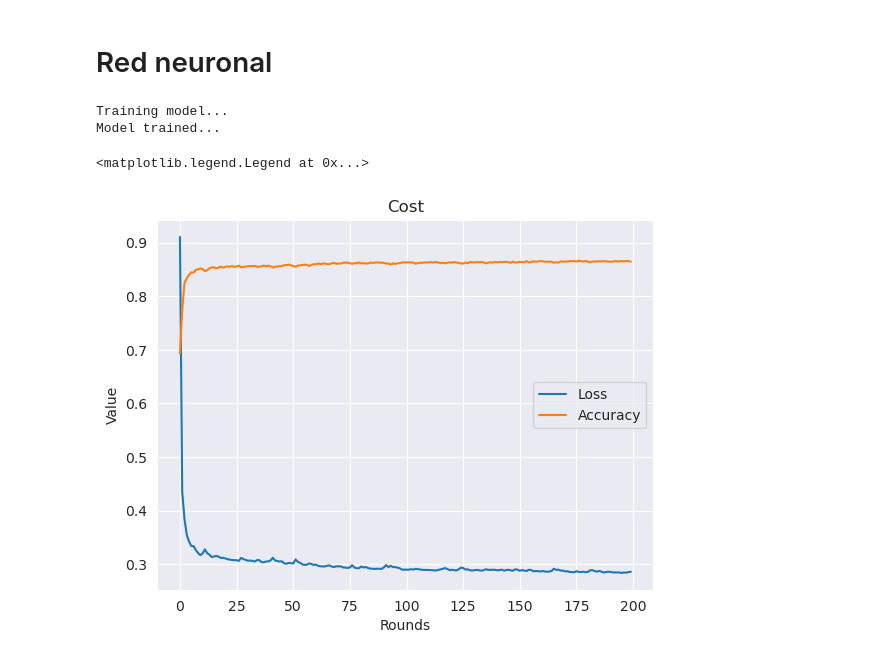
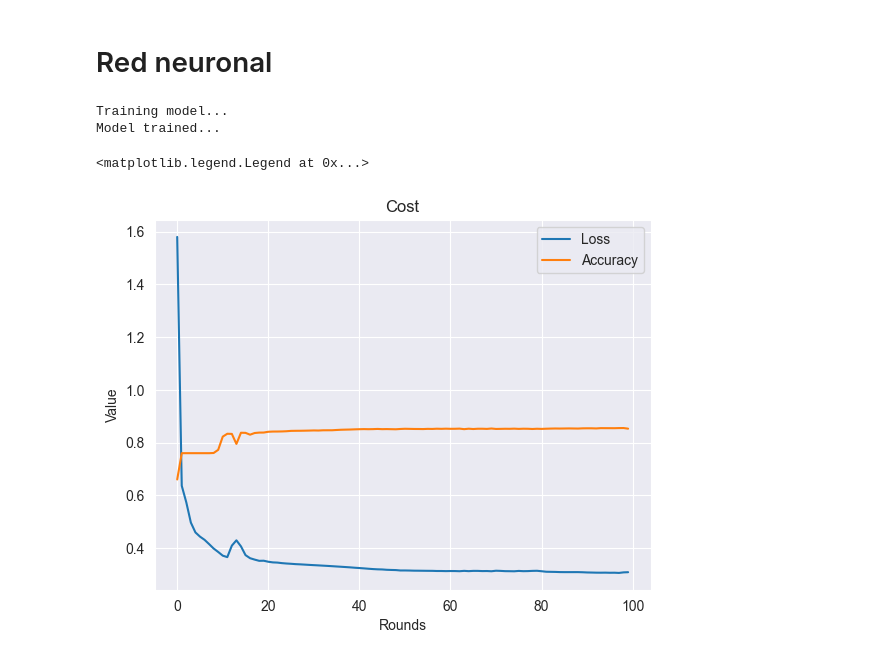
Before and after one commit to leoliscanoa/redes-neuronales, a Jupyter notebook: 00006 - census-income-regression.ipynb, the cells around one changed output. Drawn from its saved outputs; the diff is of its cells as text; code cells hidden in the pictures.

```diff
--- a/00006 - census-income-regression.ipynb
+++ b/00006 - census-income-regression.ipynb
@@ -319,34 +319,34 @@ y_testing = data_testing.iloc[:,data_testing.shape[1]-1].to_numpy(dtype=np.float
 # %%
 import tensorflow as tf
 # Definimos el modelo
 model = tf.keras.Sequential([
     tf.keras.layers.Input(shape=(data_random.shape[1]-1,)),
     tf.keras.layers.Dense(units=64, activation=tf.keras.activations.relu),
     tf.keras.layers.Dense(units=32, activation=tf.keras.activations.relu),
     tf.keras.layers.Dense(units=1, activation=tf.keras.activations.sigmoid),
 ])
 
 # Compilamos el modelo
 model.compile(loss='binary_crossentropy',
                optimizer=tf.keras.optimizers.Adam(0.1),
                metrics=['accuracy'])
 # Entrenamos el modelo con solamente los datos de entrada y salida para dejar que la red neuronal adapte sus pesos y sesgos
 print("Training model...")
-historial = model.fit(x_training, y_training, epochs=200, verbose=0, batch_size=10000)
+historial = model.fit(x_training, y_training, epochs=100, verbose=0, batch_size=10000)
 print("Model trained...")
 # Veamos la función de costo y la exactitud
 fig, ax = plt.subplots()
 plt.xlabel("Rounds")
 ax.plot(historial.history['loss'], label='Loss')
 ax.plot(historial.history['accuracy'],label='Accuracy')
 ax.grid(True)
 plt.title("Cost")
 plt.ylabel("Value")
 plt.legend()
 # %% [output]
 Training model...
 Model trained...
 <matplotlib.legend.Legend at 0x...>
-[figure, old version]
+[figure, new version]
 # %%
 #Evaluemos el modelo
```
Also changed, not shown: parts of 6 cells of this notebook, 1 other file.
